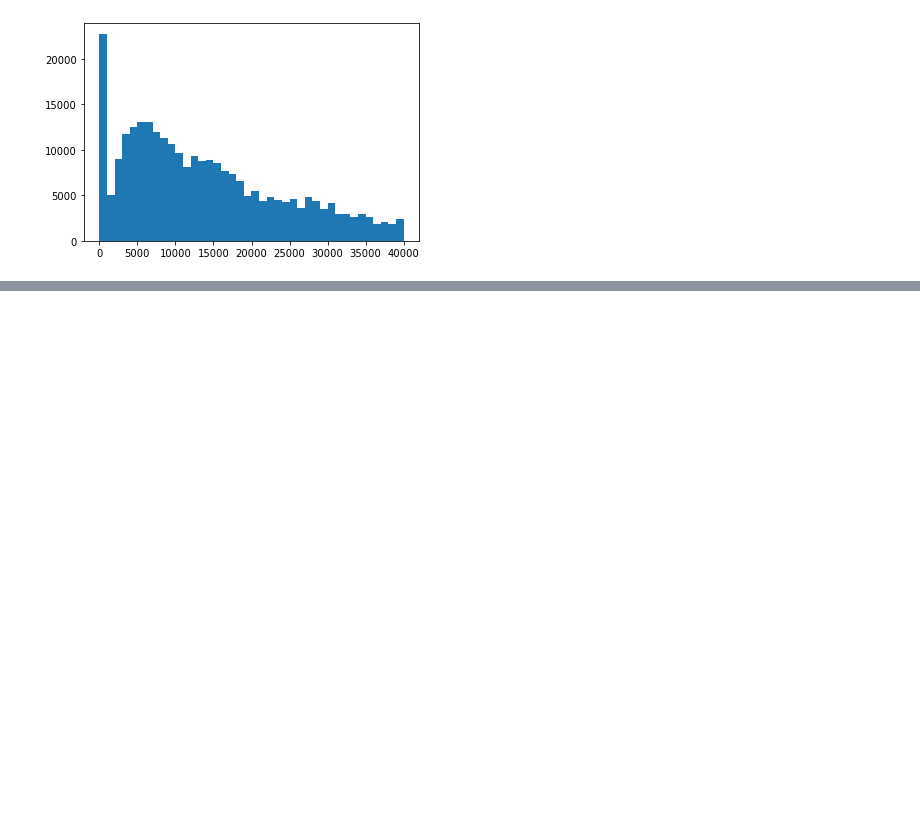
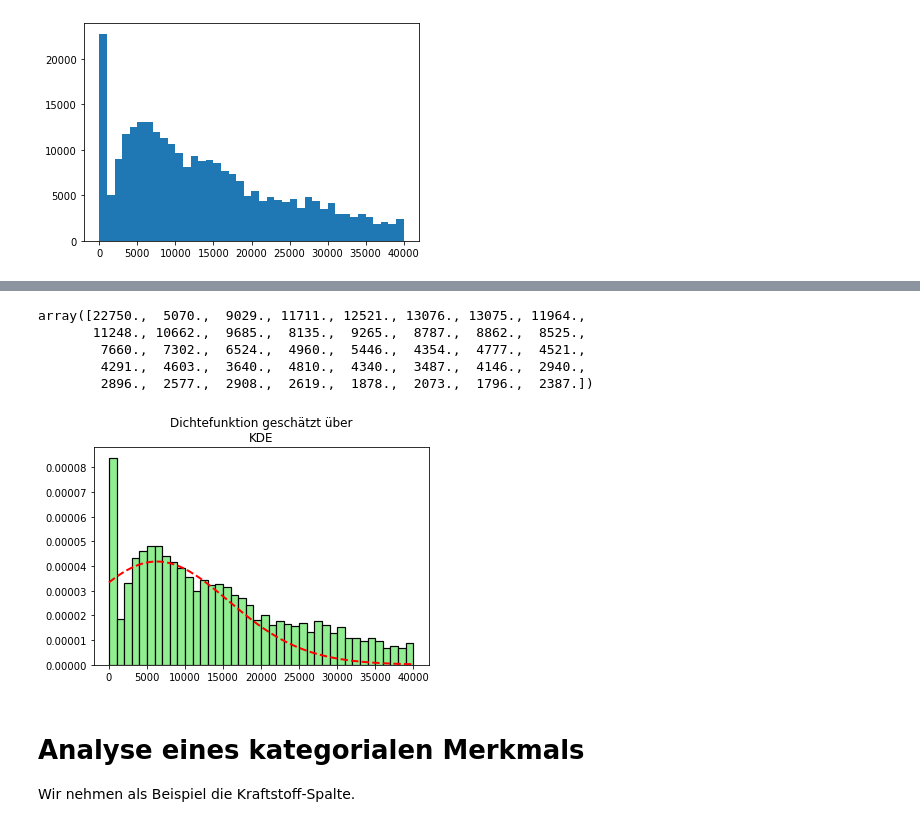
Before and after one commit to juebrauer/book_einstieg_in_ml_mit_scikit-learn, a Jupyter notebook: 08_data_science_on_cars.ipynb, the cells around one changed output, grey strips where cells are left out. Drawn from its saved outputs; the diff is of its cells as text; code cells hidden in the pictures; blank space fills up the shorter version.

```diff
--- a/08_data_science_on_cars.ipynb
+++ b/08_data_science_on_cars.ipynb
@@ -808,0 +887,35 @@ plt.show()
+# %%
+haeufigkeiten[0]
+# %% [output]
+array([22750.,  5070.,  9029., 11711., 12521., 13076., 13075., 11964.,
+       11248., 10662.,  9685.,  8135.,  9265.,  8787.,  8862.,  8525.,
+        7660.,  7302.,  6524.,  4960.,  5446.,  4354.,  4777.,  4521.,
+        4291.,  4603.,  3640.,  4810.,  4340.,  3487.,  4146.,  2940.,
+        2896.,  2577.,  2908.,  2619.,  1878.,  2073.,  1796.,  2387.])
+# %%
+from scipy import stats
+
+# `ppf()`: percent point function (inverse of cdf — percentiles).
+x = np.linspace(start=0, stop=40000, num=250)
+
+gkde = stats.gaussian_kde(dataset=haeufigkeiten[0], bw_method=2.0)
+
+fig, ax = plt.subplots()
+ax.hist( autos_typische_verkaufspreise["Preis"],
+         bins=40, edgecolor='black', linewidth=1.2,
+         color="lightgreen", density=True )
+
+ax.plot(x, gkde.evaluate(x), linestyle='dashed', c='red', lw=2,
+        label='PDF Estimated via KDE')
+
+ax.ticklabel_format(useOffset=False, style='plain')
+
+ax.set_title("Dichtefunktion geschätzt über\nKDE")
+
+plt.show()
+# %% [output]
+[figure, added]
+# %% [markdown]
+# Analyse eines kategorialen Merkmals
+
+Wir nehmen als Beispiel die Kraftstoff-Spalte.
```
Also changed, not shown: parts of 84 cells of this notebook.
